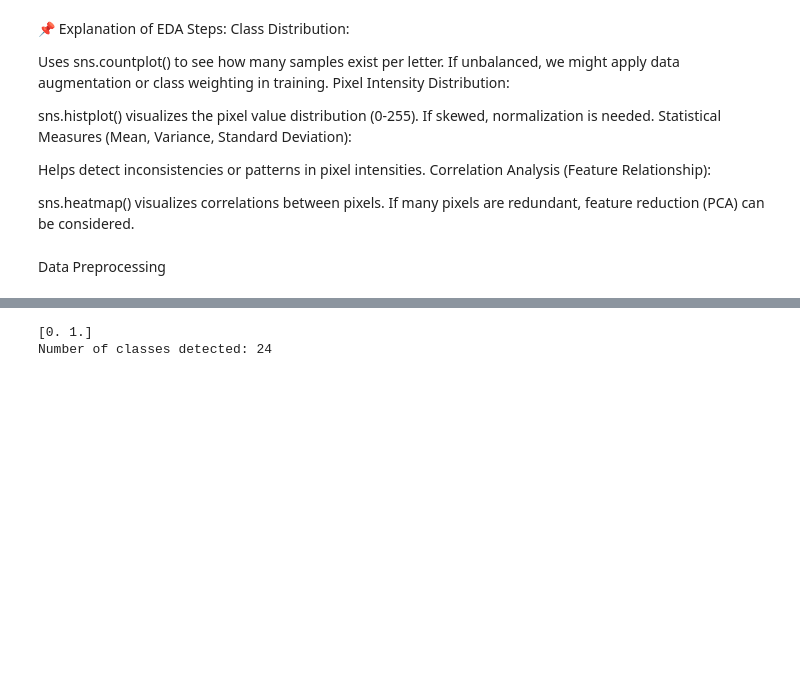
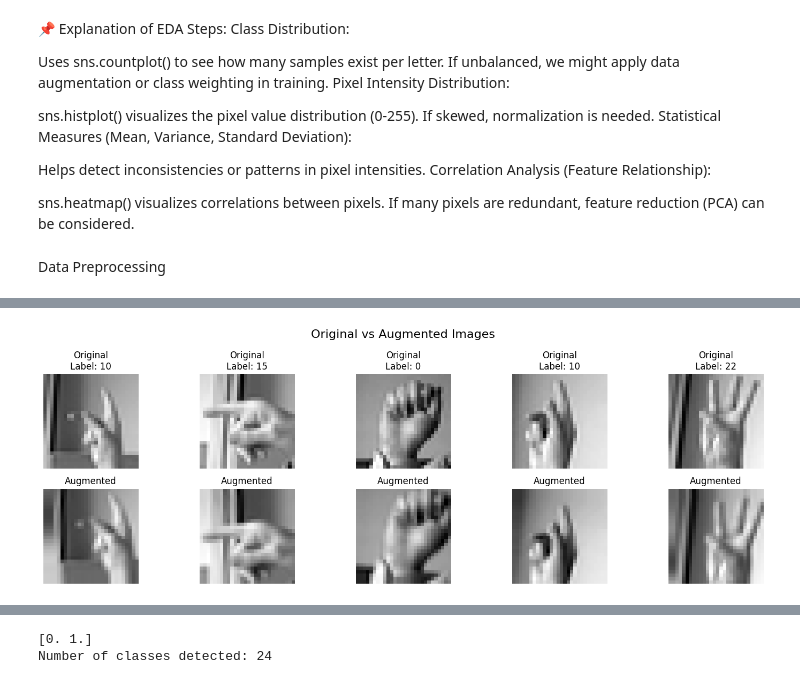
Before and after one commit to walethewave/Sign-Language-Hand-Gesture-Recognition-Using--CNN, a Jupyter notebook: Hand_recognition.ipynb, the cells around one changed output, grey strips where cells are left out. Saved outputs shown, nothing was run; the diff lists cells and outputs as text; code cells hidden in the pictures; blank space fills up the shorter version.

Commit message:
using data agumentation for overfitting

```diff
--- a/Hand_recognition.ipynb
+++ b/Hand_recognition.ipynb
@@ -246,0 +1183,41 @@ Data Preprocessing
+# %%
+import matplotlib.pyplot as plt
+import numpy as np
+from tensorflow.keras.preprocessing.image import ImageDataGenerator
+
+# Define the data augmentation parameters
+datagen = ImageDataGenerator(
+    rotation_range=10,      # Randomly rotate images by 10 degrees
+    width_shift_range=0.1,  # Randomly shift images horizontally by 10%
+    height_shift_range=0.1, # Randomly shift images vertically by 10%
+    zoom_range=0.1          # Randomly zoom images by 10%
+)
+
+# Fit the data generator to the training data
+datagen.fit(X_train)
+
+# Select a few images to visualize
+num_images_to_visualize = 5
+images = X_train[:num_images_to_visualize]  # Take the first 5 images from the training set
+
+# Plot the original and augmented images
+plt.figure(figsize=(15, 5))
+for i in range(num_images_to_visualize):
+    # Original image
+    plt.subplot(2, num_images_to_visualize, i + 1)
+    plt.imshow(images[i].reshape(28, 28), cmap='gray')
+    plt.title(f"Original\nLabel: {y_train[i]}")
+    plt.axis('off')
+
+    # Augmented image
+    plt.subplot(2, num_images_to_visualize, i + 1 + num_images_to_visualize)
+    augmented_image = next(datagen.flow(images[i:i+1], batch_size=1))[0]  # Use next() function
+    plt.imshow(augmented_image.reshape(28, 28), cmap='gray')
+    plt.title("Augmented")
+    plt.axis('off')
+
+plt.suptitle("Original vs Augmented Images", fontsize=16)
+plt.tight_layout()
+plt.show()
+# %% [output]
+[figure, added]
```
Also changed, not shown: parts of 68 cells of this notebook, 1 other file.
